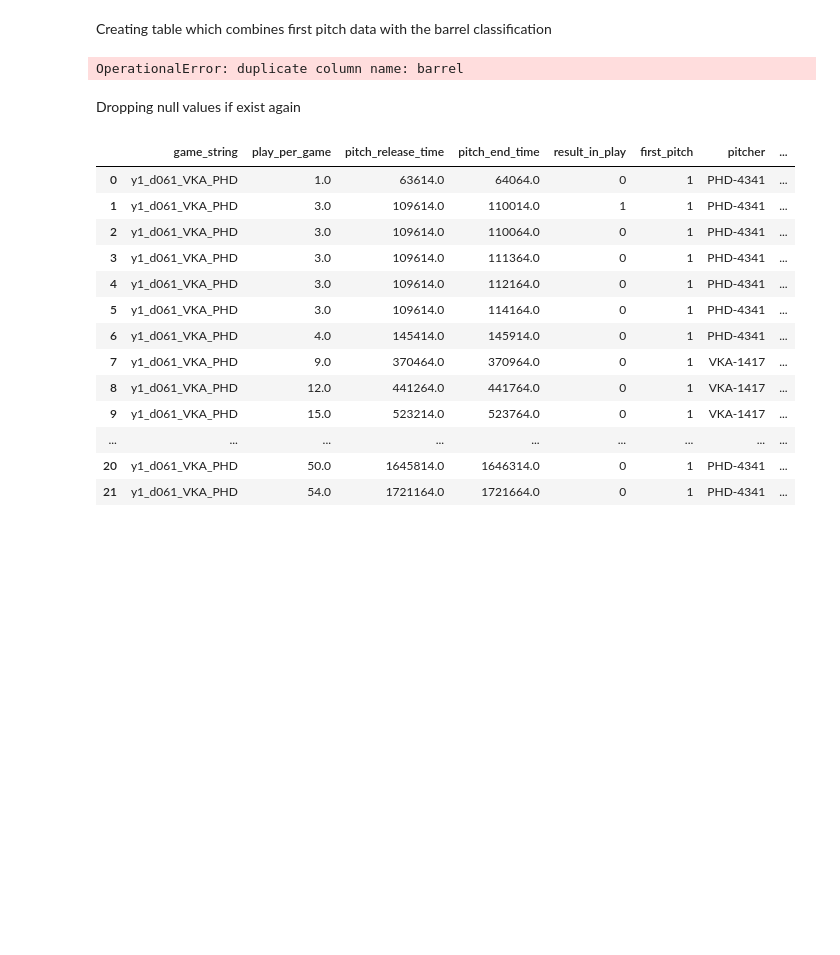
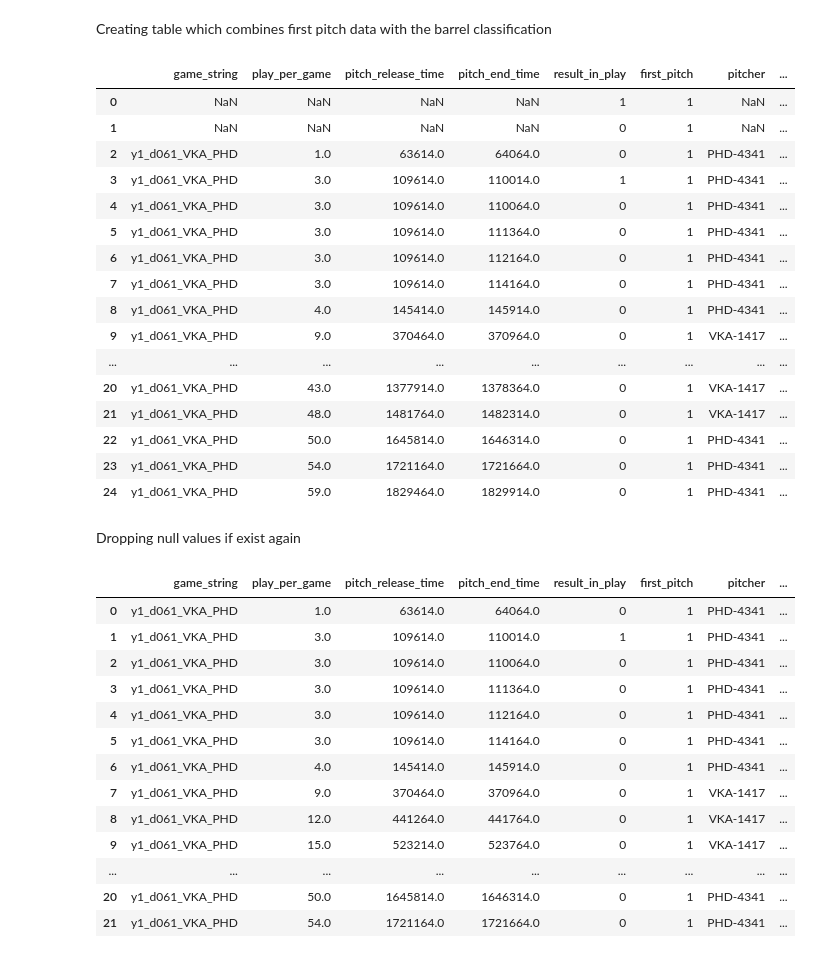
Before and after one commit to TDFelton/FirstPitchFastballFiesta, a Jupyter notebook: data_processing_linnux.ipynb, the cells around one changed output. Drawn from its saved outputs; the diff is of its cells as text; code cells hidden in the pictures; blank space fills up the shorter version.

Commit message:
now runs if you just hit run all without errors assuming your db is set up correctly

```diff
--- a/data_processing_linnux.ipynb
+++ b/data_processing_linnux.ipynb
@@ -498,25 +526,40 @@ Creating table which combines first pitch data with the barrel classification
 # %%
 db = "barrels.db"
 with sql.connect(db, timeout = 1000) as conn:
     cur = conn.cursor()
 join_fp_bar = """
 CREATE TABLE First_pitch_barrel
 AS
 SELECT f.game_string, f.play_per_game, f.pitch_release_time, f.pitch_end_time, f.result_in_play, f.first_pitch, f.pitcher, f.batter, b.barrel, b.exit_velocity, b.launch_angle
 FROM first_pitches AS f
 LEFT JOIN ev_la AS b
 ON f.game_string = b.game_string
 AND f.play_per_game = b.play_per_game
 ORDER BY f.game_string, f.play_per_game
 """
 drop_table = "DROP TABLE IF EXISTS First_pitch_barrel"
 cur.execute(drop_table)
 cur.execute(join_fp_bar)
 conn.commit()
-cur.execute("ALTER TABLE ev_la ADD COLUMN barrel")
 pd.read_sql("SELECT * FROM First_pitch_barrel", conn).head(25)
 # %% [output]
-OperationalError: duplicate column name: barrel
+|  | game_string | play_per_game | pitch_release_time | pitch_end_time | result_in_play | first_pitch | pitcher | ... |
+| 0 | NaN | NaN | NaN | NaN | 1 | 1 | NaN | ... |
+| 1 | NaN | NaN | NaN | NaN | 0 | 1 | NaN | ... |
+| 2 | y1_d061_VKA_PHD | 1.0 | 63614.0 | 64064.0 | 0 | 1 | PHD-4341 | ... |
+| 3 | y1_d061_VKA_PHD | 3.0 | 109614.0 | 110014.0 | 1 | 1 | PHD-4341 | ... |
+| 4 | y1_d061_VKA_PHD | 3.0 | 109614.0 | 110064.0 | 0 | 1 | PHD-4341 | ... |
+| 5 | y1_d061_VKA_PHD | 3.0 | 109614.0 | 111364.0 | 0 | 1 | PHD-4341 | ... |
+| 6 | y1_d061_VKA_PHD | 3.0 | 109614.0 | 112164.0 | 0 | 1 | PHD-4341 | ... |
+| 7 | y1_d061_VKA_PHD | 3.0 | 109614.0 | 114164.0 | 0 | 1 | PHD-4341 | ... |
+| 8 | y1_d061_VKA_PHD | 4.0 | 145414.0 | 145914.0 | 0 | 1 | PHD-4341 | ... |
+| 9 | y1_d061_VKA_PHD | 9.0 | 370464.0 | 370964.0 | 0 | 1 | VKA-1417 | ... |
+| ... | ... | ... | ... | ... | ... | ... | ... | ... |
+| 20 | y1_d061_VKA_PHD | 43.0 | 1377914.0 | 1378364.0 | 0 | 1 | VKA-1417 | ... |
+| 21 | y1_d061_VKA_PHD | 48.0 | 1481764.0 | 1482314.0 | 0 | 1 | VKA-1417 | ... |
+| 22 | y1_d061_VKA_PHD | 50.0 | 1645814.0 | 1646314.0 | 0 | 1 | PHD-4341 | ... |
+| 23 | y1_d061_VKA_PHD | 54.0 | 1721164.0 | 1721664.0 | 0 | 1 | PHD-4341 | ... |
+| 24 | y1_d061_VKA_PHD | 59.0 | 1829464.0 | 1829914.0 | 0 | 1 | PHD-4341 | ... |
 # %% [markdown]
 Dropping null values if exist again
 # %%
```
Also changed, not shown: parts of 13 cells of this notebook.
